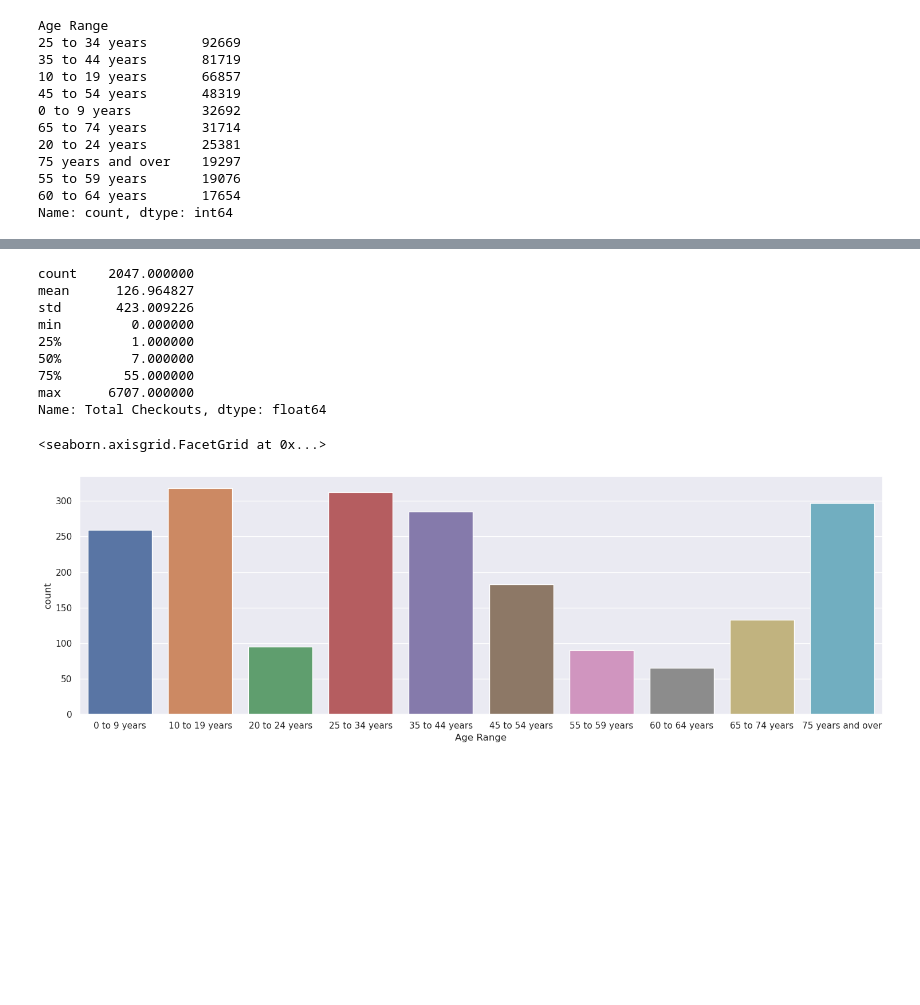
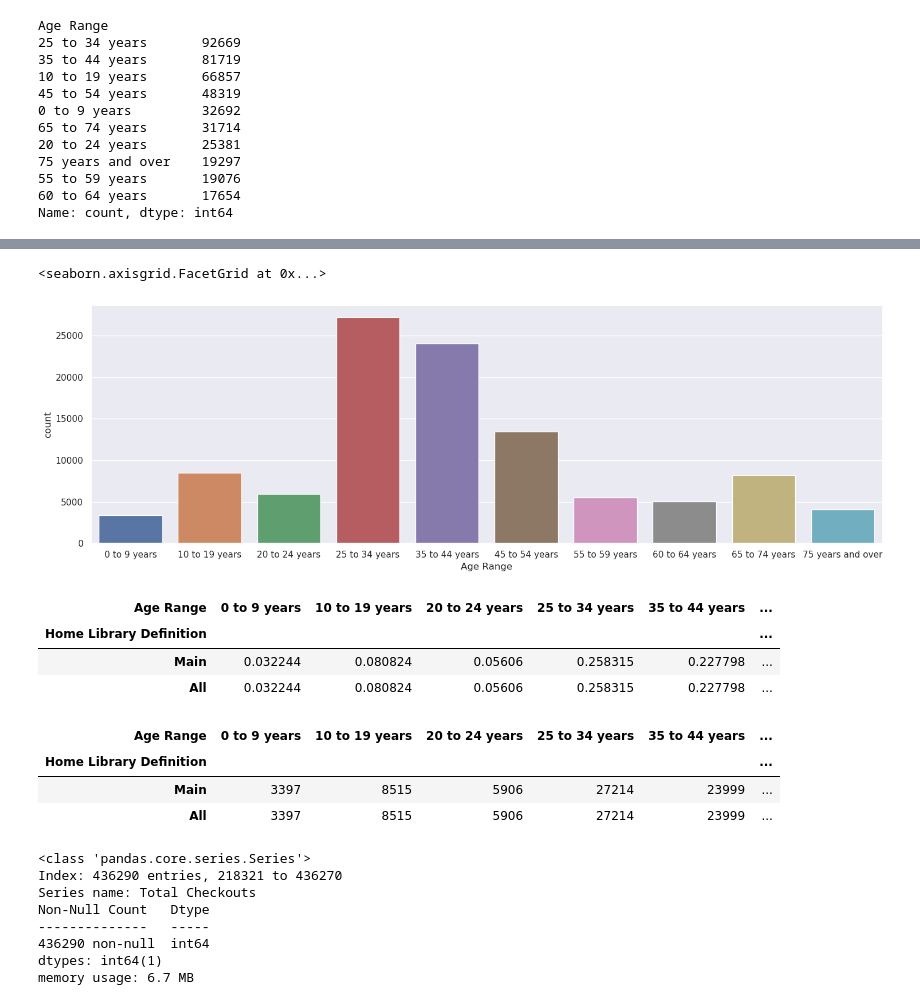
Before and after one commit to rafaelagiordano/2023-2024-Data_Librarian_Rafaela_Giordano, a Jupyter notebook: Modul_3/notebooks/Projektaufgabe_Rafaela.ipynb, the cells around one changed output, grey strips where cells are left out. Drawn from its saved outputs; the diff is of its cells as text; code cells hidden in the pictures; blank space fills up the shorter version.

```diff
--- a/Modul_3/notebooks/Projektaufgabe_Rafaela.ipynb
+++ b/Modul_3/notebooks/Projektaufgabe_Rafaela.ipynb
@@ -216,2 +259,5 @@ Name: count, dtype: int64
 # %%
-bookmobile=df_selection.loc[(df_selection['Home Library Definition'] == "Bookmobile")]
+main=df1.loc[(df1['Home Library Definition'] == "Main")]
+# %%
+main = main.dropna()
+main
@@ -218,19 +278,43 @@ bookmobile=df_selection.loc[(df_selection['Home Library Definition'] == "Bookmob
+# %%
+# quantidade de usuários da unidade central da biblioteca por faixa etária
+
+# 3. Bibliotheksbenutzer der Zweigstelle 'Main' nach Altersgruppe
+
+per_age =['0 to 9 years', '10 to 19 years', '20 to 24 years', '25 to 34 years', '35 to 44 years', '45 to 54 years', '55 to 59 years', '60 to 64 years', '65 to 74 years', '75 years and over']
+sns.catplot(x='Age Range', kind="count", data=main, aspect=3)
+# %% [output]
+<seaborn.axisgrid.FacetGrid at 0x...>
+[figure, added]
+# %%
+pd.crosstab(
+    main['Home Library Definition'],
+    main['Age Range'],
+    margins=True, normalize=0
+)
+# %% [output]
+| Age Range | 0 to 9 years | 10 to 19 years | 20 to 24 years | 25 to 34 years | 35 to 44 years | ... |
+| Home Library Definition |  |  |  |  |  | ... |
+| Main | 0.032244 | 0.080824 | 0.05606 | 0.258315 | 0.227798 | ... |
+| All | 0.032244 | 0.080824 | 0.05606 | 0.258315 | 0.227798 | ... |
+# %%
+pd.crosstab(
+    main['Home Library Definition'],
+    main['Age Range'],
+    margins=True
+)
+# %% [output]
+| Age Range | 0 to 9 years | 10 to 19 years | 20 to 24 years | 25 to 34 years | 35 to 44 years | ... |
+| Home Library Definition |  |  |  |  |  | ... |
+| Main | 3397 | 8515 | 5906 | 27214 | 23999 | ... |
+| All | 3397 | 8515 | 5906 | 27214 | 23999 | ... |
 # %%
-bookmobile['Total Checkouts'].describe()
+df1['Total Checkouts'].info()
 # %% [output]
-count    2047.000000
-mean      126.964827
-std       423.009226
-min         0.000000
-25%         1.000000
-50%         7.000000
-75%        55.000000
-max      6707.000000
-Name: Total Checkouts, dtype: float64
+<class 'pandas.core.series.Series'>
+Index: 436290 entries, 218321 to 436270
+Series name: Total Checkouts
+Non-Null Count   Dtype
+--------------   -----
+436290 non-null  int64
+dtypes: int64(1)
+memory usage: 6.7 MB
-# %%
-# quantidade de usuários do Bookmobile por faixa etária
-my_order =['0 to 9 years', '10 to 19 years', '20 to 24 years', '25 to 34 years', '35 to 44 years', '45 to 54 years', '55 to 59 years', '60 to 64 years', '65 to 74 years', '75 years and over']
-sns.catplot(x='Age Range', kind="count", data=bookmobile, order=my_order, aspect=3)
-# %% [output]
-<seaborn.axisgrid.FacetGrid at 0x...>
-[figure, removed]
```
Also changed, not shown: parts of 25 cells of this notebook, 2 other files.
